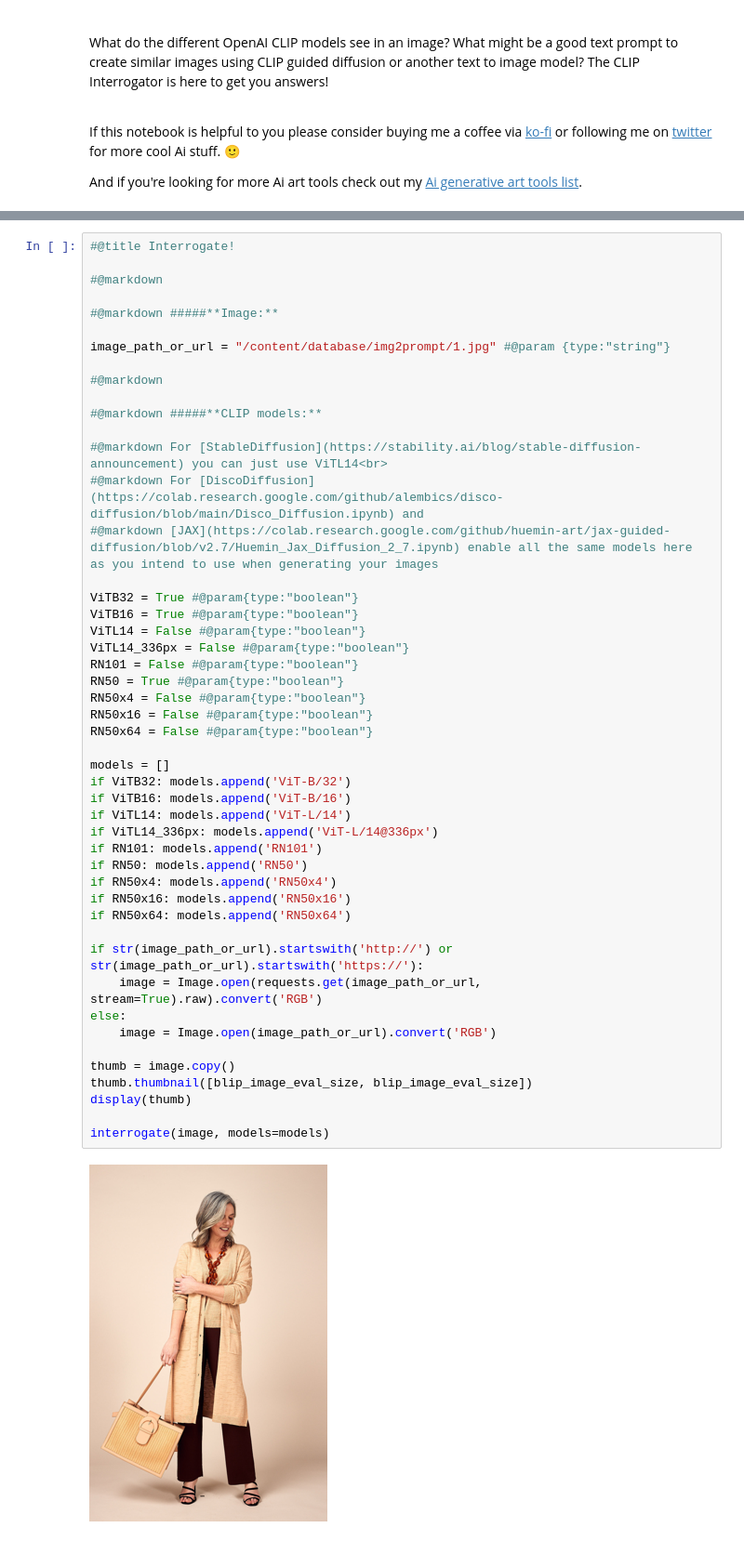
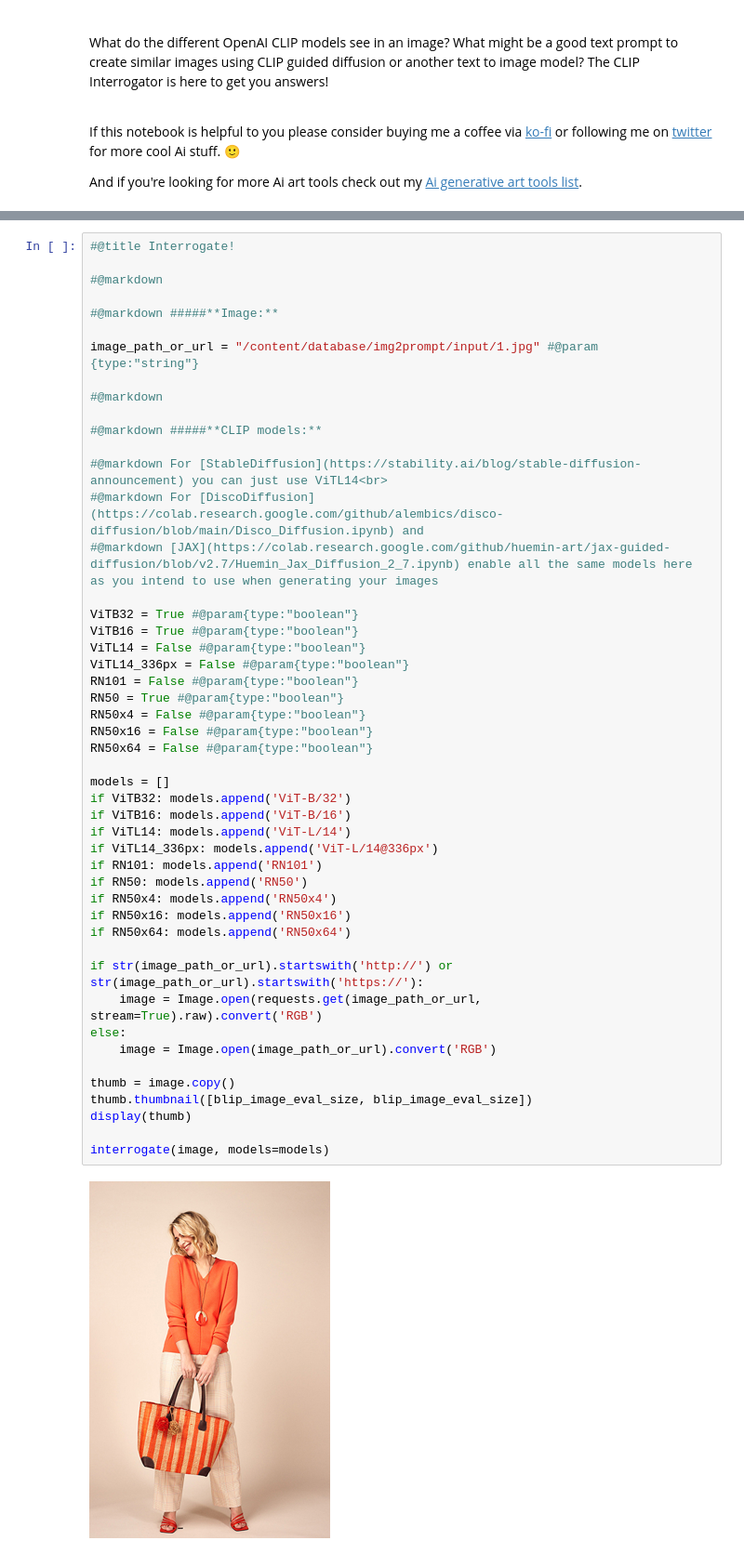
Before and after one commit to luca-arts/seeingtheimperceptible, a Jupyter notebook: notebooks/im2prompt/get_semantic_info_from_image.ipynb, the cells around one changed output, grey strips where cells are left out. Shown: that part at 93% size. Drawn from its saved outputs; the diff is of its cells as text.

```diff
--- a/notebooks/im2prompt/get_semantic_info_from_image.ipynb
+++ b/notebooks/im2prompt/get_semantic_info_from_image.ipynb
@@ -195,7 +202,7 @@ load checkpoint from https://storage.googleapis.com/sfr-vision-language-research
 
 #@markdown #####**Image:**
 
-image_path_or_url = "/content/database/img2prompt/1.jpg" #@param {type:"string"}
+image_path_or_url = "/content/database/img2prompt/input/1.jpg" #@param {type:"string"}
 
 #@markdown
 
@@ -210,32 +217,32 @@ ViTB16 = True #@param{type:"boolean"}
 ViTL14 = False #@param{type:"boolean"}
 ViTL14_336px = False #@param{type:"boolean"}
 RN101 = False #@param{type:"boolean"}
 RN50 = True #@param{type:"boolean"}
 RN50x4 = False #@param{type:"boolean"}
 RN50x16 = False #@param{type:"boolean"}
 RN50x64 = False #@param{type:"boolean"}
 
 models = []
 if ViTB32: models.append('ViT-B/32')
 if ViTB16: models.append('ViT-B/16')
 if ViTL14: models.append('ViT-L/14')
 if ViTL14_336px: models.append('ViT-L/14@336px')
 if RN101: models.append('RN101')
 if RN50: models.append('RN50')
 if RN50x4: models.append('RN50x4')
 if RN50x16: models.append('RN50x16')
 if RN50x64: models.append('RN50x64')
 
 if str(image_path_or_url).startswith('http://') or str(image_path_or_url).startswith('https://'):
     image = Image.open(requests.get(image_path_or_url, stream=True).raw).convert('RGB')
 else:
     image = Image.open(image_path_or_url).convert('RGB')
 
 thumb = image.copy()
 thumb.thumbnail([blip_image_eval_size, blip_image_eval_size])
 display(thumb)
 
 interrogate(image, models=models)
 # %% [output]
-[figure, old version]
+[figure, new version]
 Interrogating with ViT-B/32...
```
Also changed, not shown: parts of 3 cells of this notebook.
